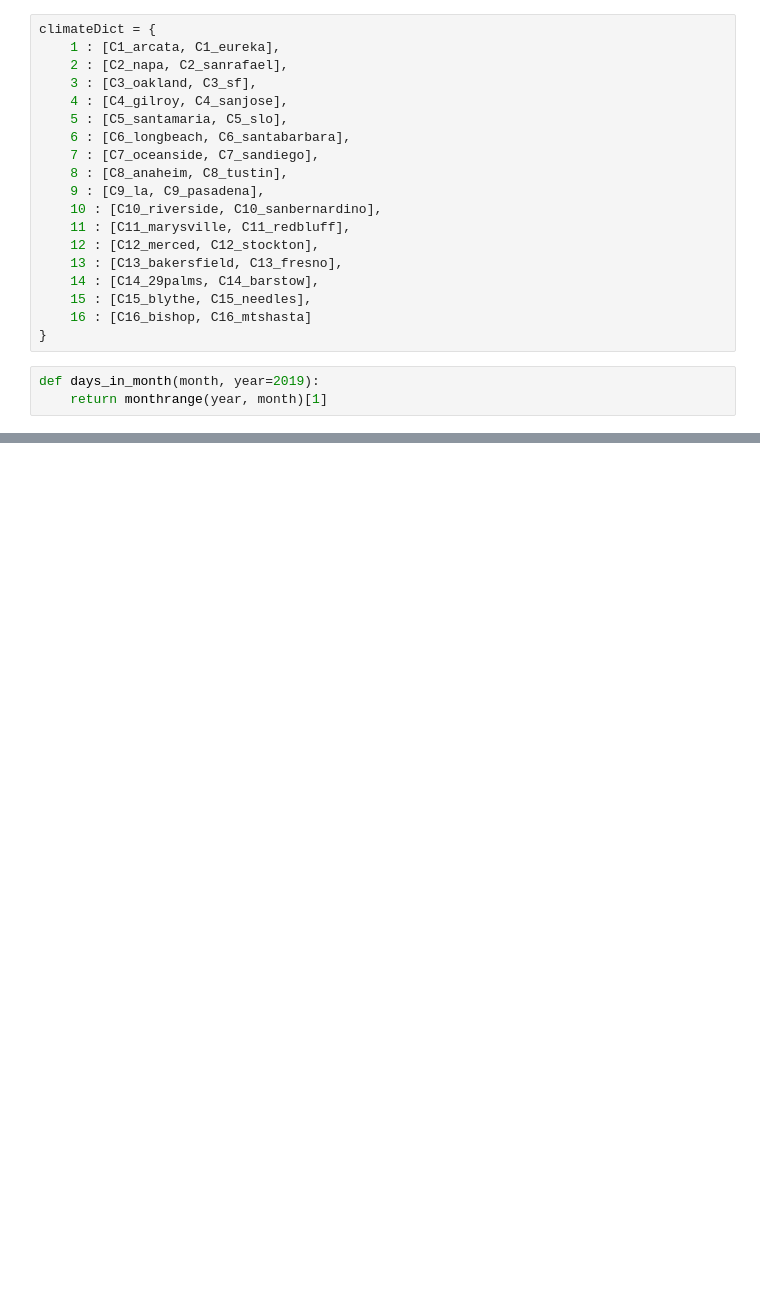
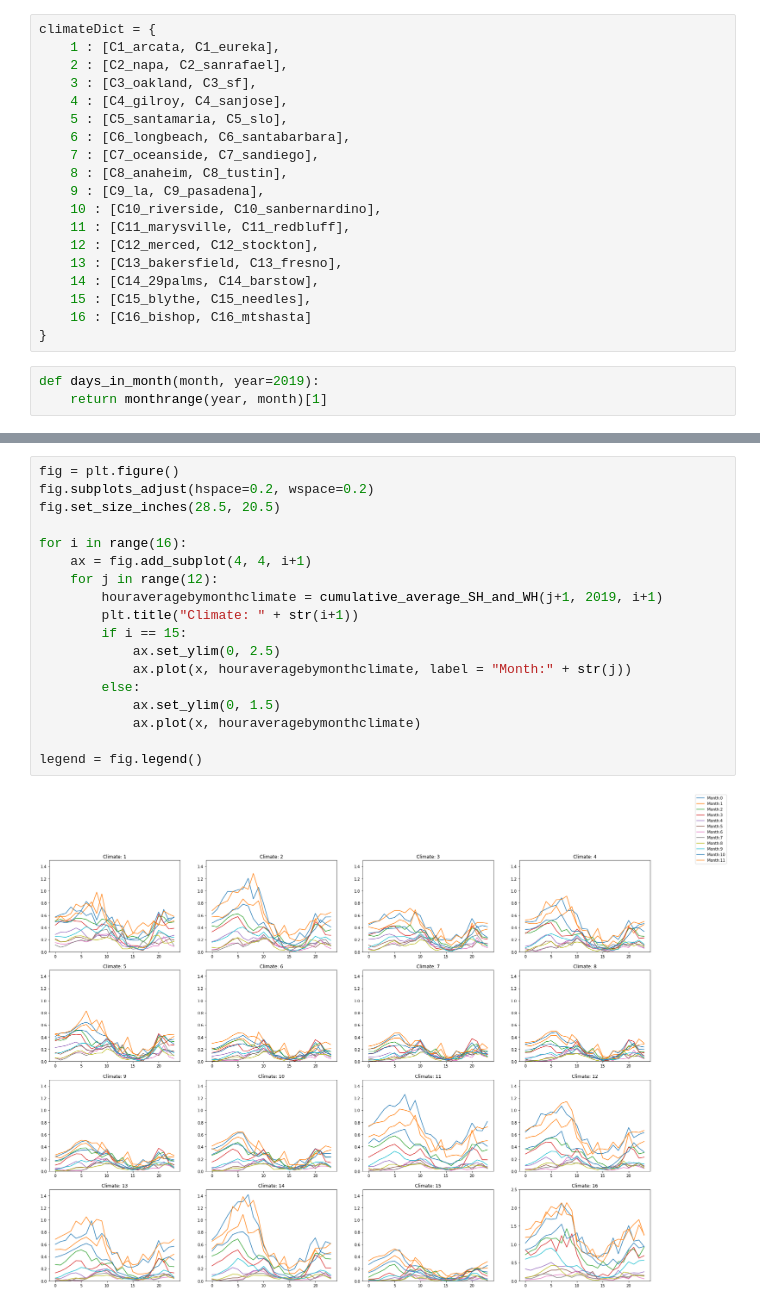
Before and after one commit to BuildingDecarb/URAP_2020, a Jupyter notebook: LoadBalanceGraphing.ipynb, the cells around one changed output, grey strips where cells are left out. Cells and saved outputs as stored; diff of their text form; blank space fills up the shorter version.

```diff
--- a/LoadBalanceGraphing.ipynb
+++ b/LoadBalanceGraphing.ipynb
@@ -265,0 +381,20 @@ plt.show()
+# %%
+fig = plt.figure()
+fig.subplots_adjust(hspace=0.2, wspace=0.2)
+fig.set_size_inches(28.5, 20.5)
+
+for i in range(16):
+    ax = fig.add_subplot(4, 4, i+1)
+    for j in range(12):
+        houraveragebymonthclimate = cumulative_average_SH_and_WH(j+1, 2019, i+1)
+        plt.title("Climate: " + str(i+1))
+        if i == 15:
+            ax.set_ylim(0, 2.5)
+            ax.plot(x, houraveragebymonthclimate, label = "Month:" + str(j))
+        else:
+            ax.set_ylim(0, 1.5)
+            ax.plot(x, houraveragebymonthclimate)
+
+legend = fig.legend()
+# %% [output]
+[figure, added]
```
Also changed, not shown: parts of 19 cells of this notebook, 1 other file.
